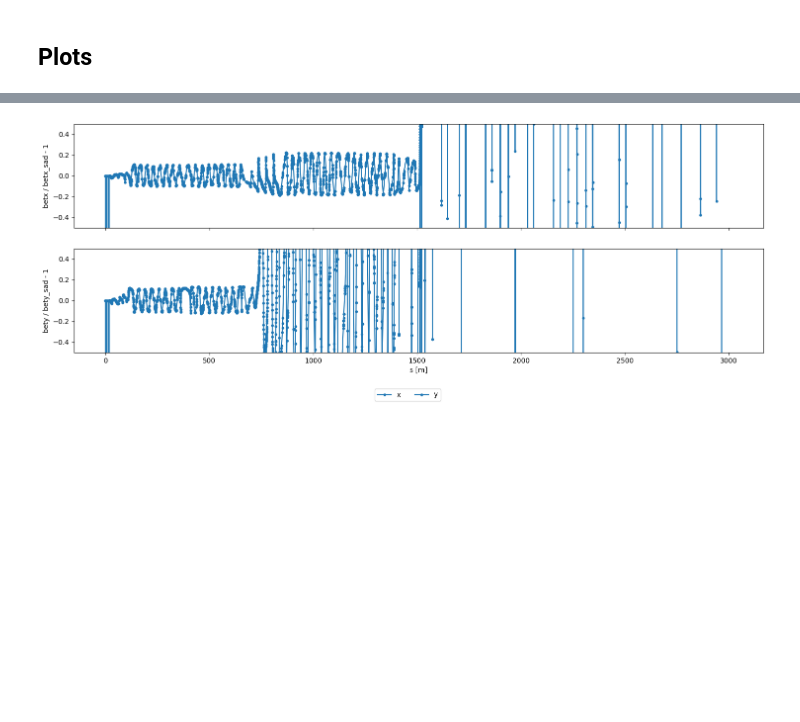
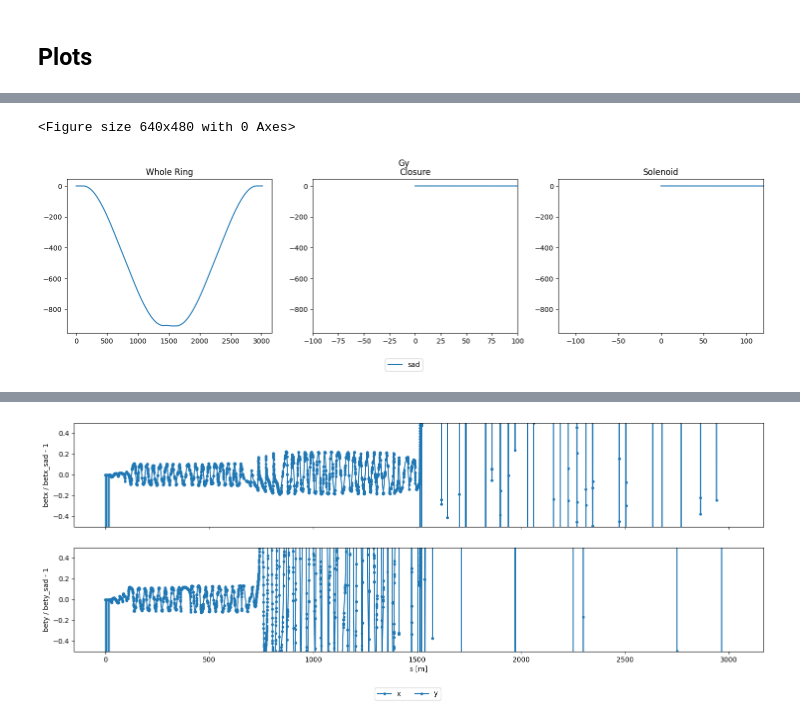
Before and after one commit to JPTS2/superkekb, a Jupyter notebook: find_points_of_interest.ipynb, the cells around one changed output, grey strips where cells are left out. Saved outputs shown, nothing was run; the diff lists cells and outputs as text; code cells hidden in the pictures; blank space fills up the shorter version.

```diff
--- a/find_points_of_interest.ipynb
+++ b/find_points_of_interest.ipynb
@@ -349,0 +354,21 @@ plt.show()
+# %%
+plt.clf()
+fig, axs = plt.subplots(1, 3, figsize=(18, 4))
+
+fig.suptitle('Gy')
+
+axs[0].plot(sv_sad['s'], -np.array(sv_sad['Gy']), label='sad')
+axs[0].set_title('Whole Ring')
+
+axs[1].plot(sv_sad['s'], -np.array(sv_sad['Gy']))
+axs[1].set_xlim(-100, 100)
+axs[1].set_title('Closure')
+
+axs[2].plot(sv_sad['s'], -np.array(sv_sad['Gy']))
+axs[2].set_xlim(-120, 120)
+axs[2].set_title('Solenoid')
+fig.legend(loc='upper center', bbox_to_anchor=(0.5, 0.0), ncol=2)
+plt.show()
+# %% [output]
+<Figure size 640x480 with 0 Axes>
+[figure, added]
```
Also changed, not shown: parts of 9 cells of this notebook, 12 other files.
